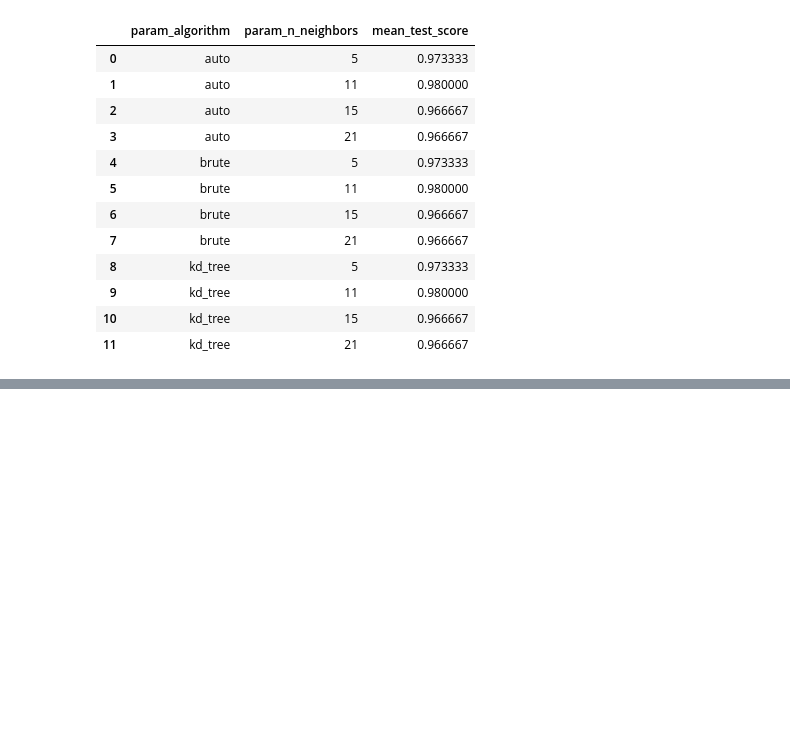
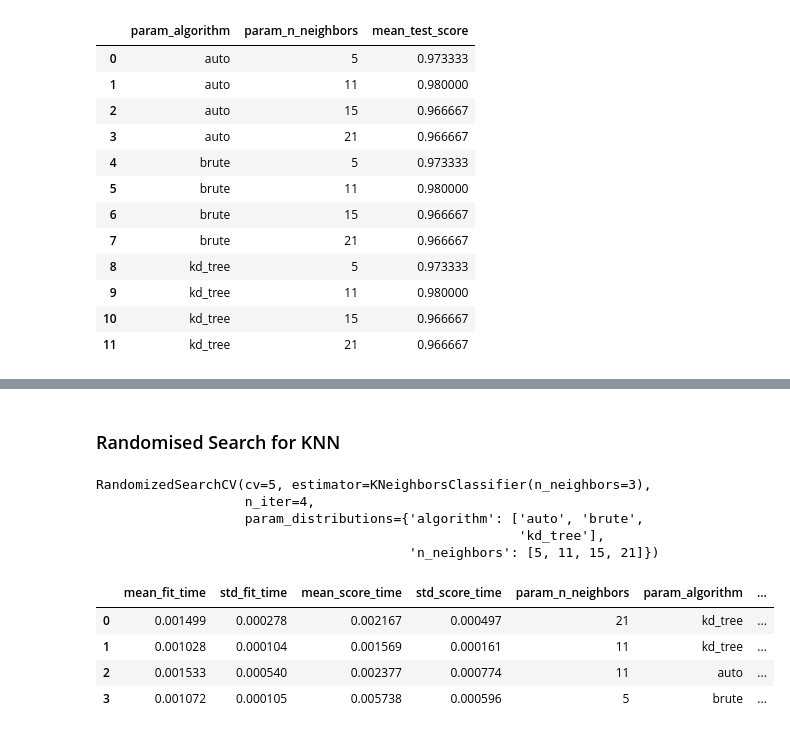
Before and after one commit to banerjee003/Machine-Learning, a Jupyter notebook: Iris/code.ipynb, the cells around one changed output, grey strips where cells are left out. Cells and saved outputs as stored; diff of their text form; code cells hidden in the pictures; blank space fills up the shorter version.

```diff
--- a/Iris/code.ipynb
+++ b/Iris/code.ipynb
@@ -166,0 +202,25 @@ results_knn[['param_algorithm','param_n_neighbors','mean_test_score']]
+# %% [markdown]
+### Randomised Search for KNN
+# %%
+classifier_knn_r = RandomizedSearchCV((model_knn),{
+    'n_neighbors' : [5,11,15,21],
+    'algorithm' : ['auto', 'brute', 'kd_tree']
+},n_iter=4,cv=5,return_train_score=False)
+# %%
+classifier_knn_r.fit(X,y)
+# %% [output]
+RandomizedSearchCV(cv=5, estimator=KNeighborsClassifier(n_neighbors=3),
+                   n_iter=4,
+                   param_distributions={'algorithm': ['auto', 'brute',
+                                                      'kd_tree'],
+                                        'n_neighbors': [5, 11, 15, 21]})
+# %%
+results_knn_r = pd.DataFrame(classifier_knn_r.cv_results_)
+# %%
+results_knn_r
+# %% [output]
+|  | mean_fit_time | std_fit_time | mean_score_time | std_score_time | param_n_neighbors | param_algorithm | ... |
+| 0 | 0.001499 | 0.000278 | 0.002167 | 0.000497 | 21 | kd_tree | ... |
+| 1 | 0.001028 | 0.000104 | 0.001569 | 0.000161 | 11 | kd_tree | ... |
+| 2 | 0.001533 | 0.000540 | 0.002377 | 0.000774 | 11 | auto | ... |
+| 3 | 0.001072 | 0.000105 | 0.005738 | 0.000596 | 5 | brute | ... |
```
Also changed, not shown: parts of 9 cells of this notebook.
